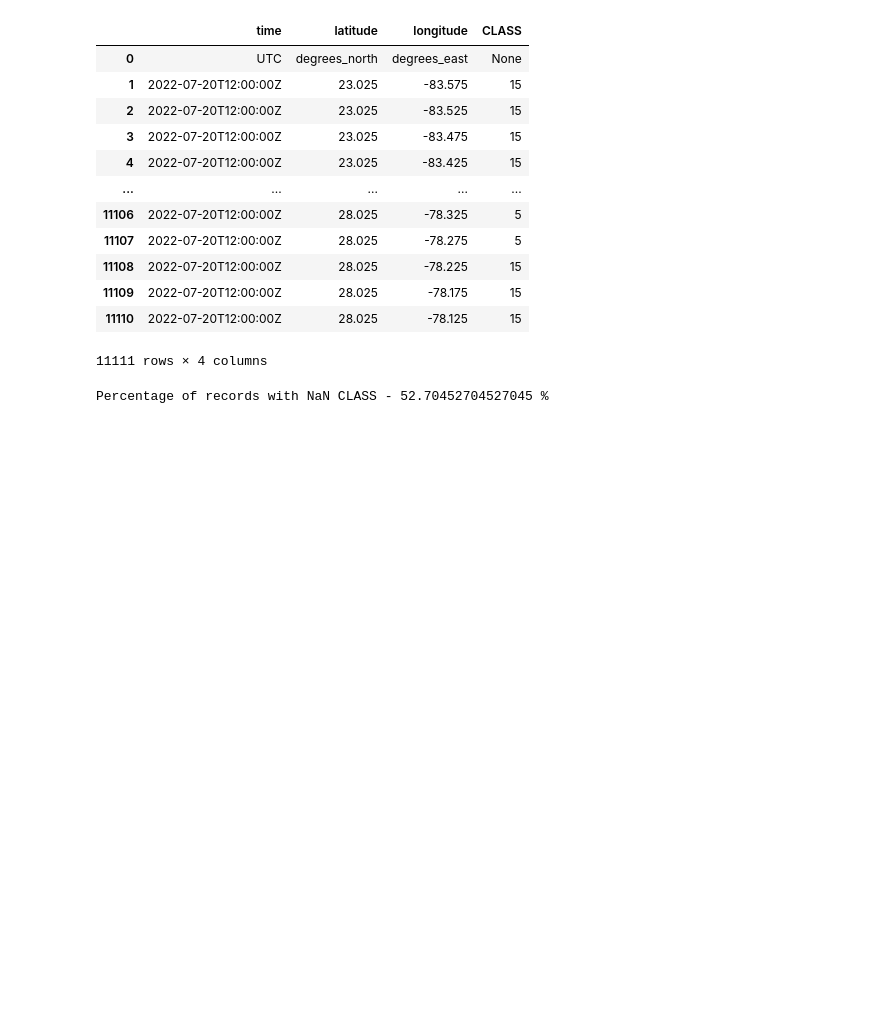
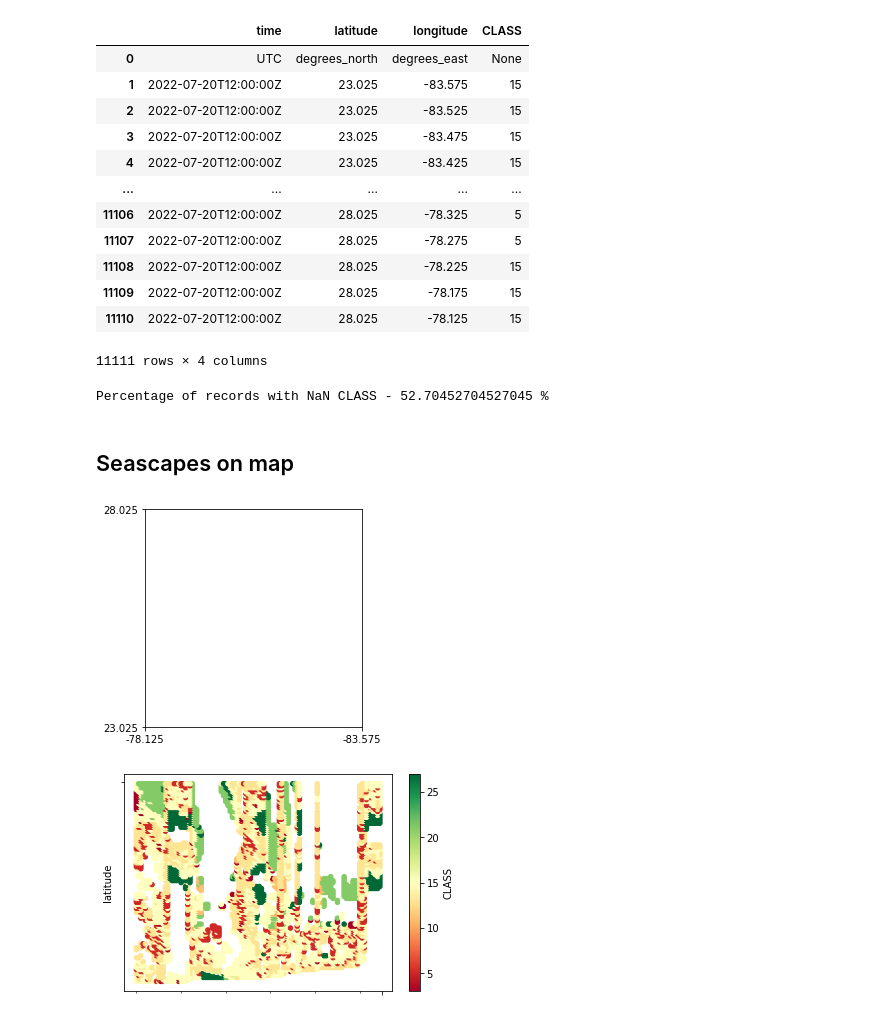
Before and after one commit to ayushanand18/obis-research, a Jupyter notebook: notebooks/seascapes-exploratory.ipynb, the cells around one changed output. Cells and saved outputs as stored; diff of their text form; code cells hidden in the pictures; blank space fills up the shorter version.

Commit message:
Kaggle Notebook | seascapes_exploratory | Version 2

```diff
--- a/notebooks/seascapes-exploratory.ipynb
+++ b/notebooks/seascapes-exploratory.ipynb
@@ -72,3 +55,24 @@ data
 print(f"Percentage of records with NaN CLASS - {len(data[data.CLASS.isna()])/len(data)*100} %")
 # %% [output]
 Percentage of records with NaN CLASS - 52.70452704527045 %
+# %% [markdown]
+## Seascapes on map
+# %%
+temp = data[(data.CLASS.notna()) & (data.CLASS != "None")]
+temp.CLASS = temp.CLASS.astype(int)
+countries = gpd.read_file(gpd.datasets.get_path("naturalearth_lowres"))
+# %%
+ax2 = countries.plot(color="lightgrey")
+ax2.set_xlim(temp.longitude.min(), temp.longitude.max())
+ax2.set_ylim(temp.latitude.min(), temp.latitude.max());
+temp.plot.scatter(
+    x = "longitude",
+    y = "latitude",
+    c="CLASS",
+    cmap="RdYlGn"
+)
+plt.xticks('')
+plt.yticks('');
+# %% [output]
+[figure, added]
+[figure, added]
```
Also changed, not shown: parts of 4 cells of this notebook.
